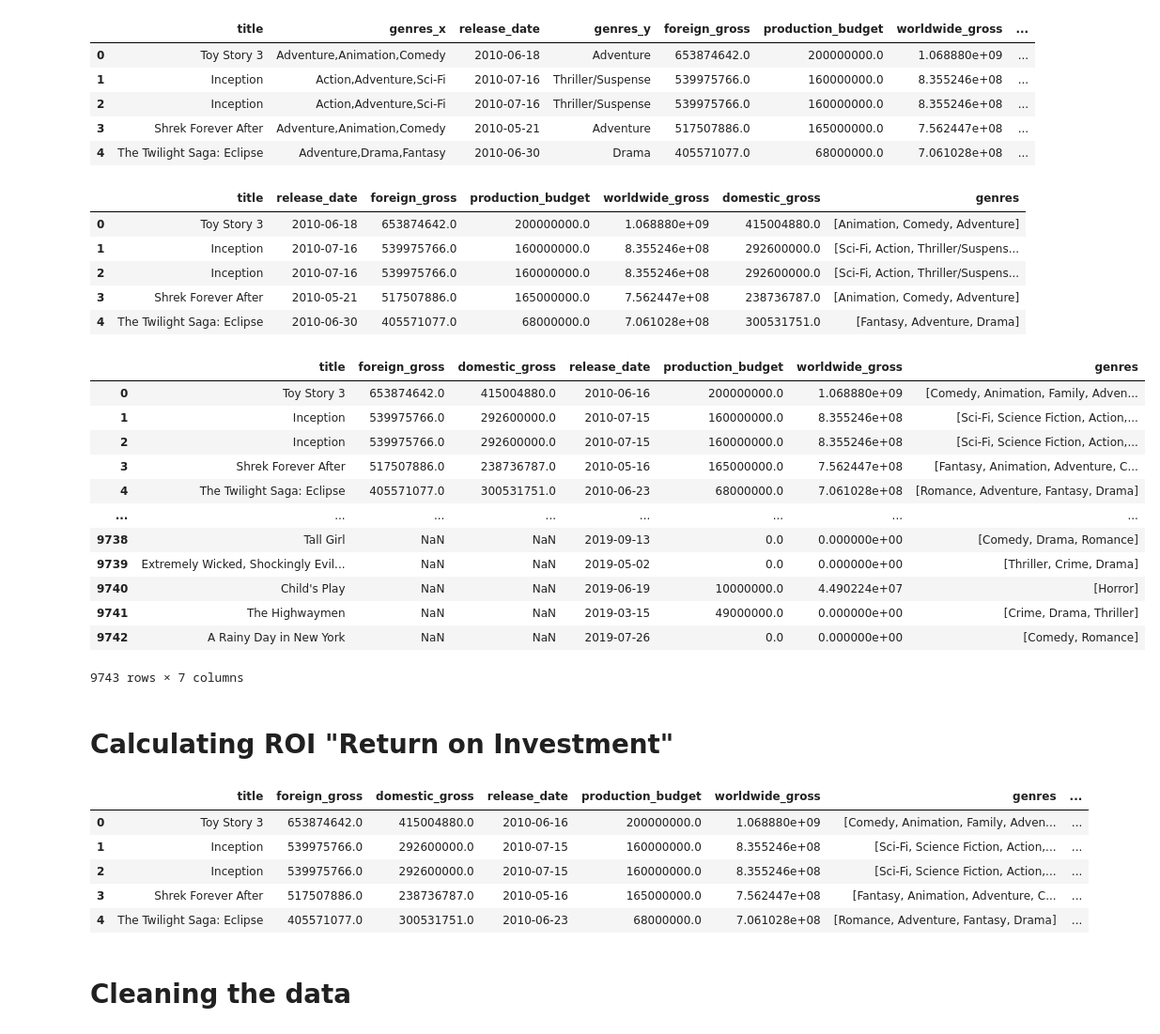
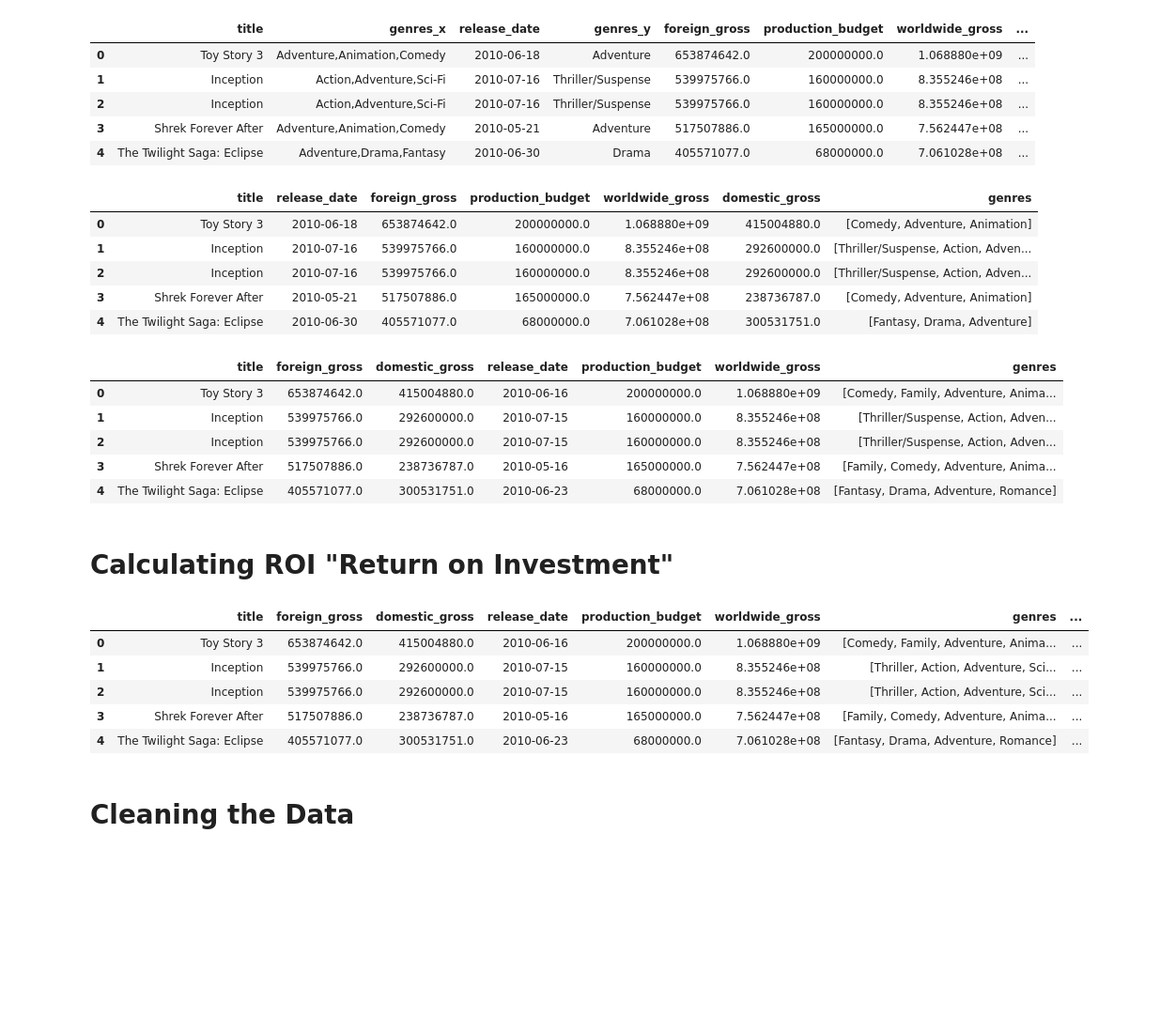
Before and after one commit to conlpate/dsc-mod-1-project-v2-1-onl01-dtsc-pt-052620, a Jupyter notebook: FINAL_MERGED.ipynb, the cells around one changed output. Shown at 94% size. Saved outputs shown, nothing was run; the diff lists cells and outputs as text; code cells hidden in the pictures; blank space fills up the shorter version.

```diff
--- a/FINAL_MERGED.ipynb
+++ b/FINAL_MERGED.ipynb
@@ -36,11 +44,9 @@ sns.set_style("white")
 # %%
 data_folder = 'zippedData/'
 
-data_files = [
-    'bom.movie_gross.csv.gz',
-    'imdb.title.basics.csv.gz',
-    'tn.movie_budgets.csv.gz',
-]
+data_files = ['bom.movie_gross.csv.gz',
+              'imdb.title.basics.csv.gz',
+              'tn.movie_budgets.csv.gz',]
 
 # Storing Data into DataFrames
 df = []
@@ -64,8 +70,9 @@ df[2].drop(['id'], axis=1, inplace=True)
 df[2]['release_date'] = pd.to_datetime(df[2]['release_date'])
 df[2].sort_values('release_date', inplace = True)
 df[2] = df[2].rename(columns={'movie': 'title'})
-df[2][df[2].columns[2:]] = df[2][df[2].columns[2:]
-                                ].replace('[\$,]', '', regex=True).astype(float)
+df[2][df[2].columns[2:]] = df[2][df[2].columns[2:]].replace(
+    '[\$,]','',regex=True).astype(float)
+
 df[2] = df[2][df[2]['release_date'].dt.year >= 2010]
 # %%
 df[0].head()
@@ -220,9 +227,12 @@ morenumbers_df['foreign_gross'] = (morenumbers_df['worldwide_gross']
 
 # Merging the DataFrames
 mergednumbers_df = numbers_df.merge(morenumbers_df, on='title', how='left')
-mergednumbers_df['domestic_gross'] = mergednumbers_df[['domestic_gross_x','domestic_gross_y']].max(axis=1)
-mergednumbers_df.drop(['domestic_gross_x', 'domestic_gross_y'], axis=1, inplace=True)
-mergednumbers_df['release_date'] = pd.to_datetime(mergednumbers_df['release_date'], errors='coerce')
+mergednumbers_df['domestic_gross'] = mergednumbers_df[
+    ['domestic_gross_x','domestic_gross_y']].max(axis=1)
+mergednumbers_df.drop(['domestic_gross_x', 'domestic_gross_y'], axis=1,
+                      inplace=True)
+mergednumbers_df['release_date'] = pd.to_datetime(
+    mergednumbers_df['release_date'], errors='coerce')
 
 df_columns = ['release_date', 'title', 'genres',
               'production_budget', 'domestic_gross',
@@ -442,11 +454,11 @@ merged_df3['genres'] = unique_genres
 merged_df3.head()
 # %% [output]
 |  | title | release_date | foreign_gross | production_budget | worldwide_gross | domestic_gross | genres |
-| 0 | Toy Story 3 | 2010-06-18 | 653874642.0 | 200000000.0 | 1.068880e+09 | 415004880.0 | [Animation, Comedy, Adventure] |
-| 1 | Inception | 2010-07-16 | 539975766.0 | 160000000.0 | 8.355246e+08 | 292600000.0 | [Sci-Fi, Action, Thriller/Suspens... |
-| 2 | Inception | 2010-07-16 | 539975766.0 | 160000000.0 | 8.355246e+08 | 292600000.0 | [Sci-Fi, Action, Thriller/Suspens... |
-| 3 | Shrek Forever After | 2010-05-21 | 517507886.0 | 165000000.0 | 7.562447e+08 | 238736787.0 | [Animation, Comedy, Adventure] |
-| 4 | The Twilight Saga: Eclipse | 2010-06-30 | 405571077.0 | 68000000.0 | 7.061028e+08 | 300531751.0 | [Fantasy, Adventure, Drama] |
+| 0 | Toy Story 3 | 2010-06-18 | 653874642.0 | 200000000.0 | 1.068880e+09 | 415004880.0 | [Comedy, Adventure, Animation] |
+| 1 | Inception | 2010-07-16 | 539975766.0 | 160000000.0 | 8.355246e+08 | 292600000.0 | [Thriller/Suspense, Action, Adven... |
+| 2 | Inception | 2010-07-16 | 539975766.0 | 160000000.0 | 8.355246e+08 | 292600000.0 | [Thriller/Suspense, Action, Adven... |
+| 3 | Shrek Forever After | 2010-05-21 | 517507886.0 | 165000000.0 | 7.562447e+08 | 238736787.0 | [Comedy, Adventure, Animation] |
+| 4 | The Twilight Saga: Eclipse | 2010-06-30 | 405571077.0 | 68000000.0 | 7.061028e+08 | 300531751.0 | [Fantasy, Drama, Adventure] |
 # %%
 # Removing, Renaming, and Formatting Columns from API Data to Merge
 imdb_df = pd.DataFrame.from_dict(imbd_API_data)
@@ -463,46 +475,39 @@ merged_df4.drop(['release_date_x'], axis=1, inplace=True)
 merged_df4 = merged_df4.rename(columns={'release_date_y': 'release_date'})
 
 # Condensing/Cleaning Columns
 columns_max_value = ['production_budget','worldwide_gross']
 
 for column in columns_max_value:
     max_value(merged_df4,column)
 
 unique_genres = []
 for i in range(len(merged_df4)):
     if type(merged_df4['genres_x'][i]) == list:
         if type(merged_df4['genres_y'][i]) == float:
             unique_genres.append(merged_df4['genres_x'][i])
             continue
         else:
             unique_genres.append(list(set(list(merged_df4['genres_x'][i])
                                           + list(merged_df4['genres_y'][i]))))
             continue
     if type(merged_df4['genres_x'][i]) == float:
         if type(merged_df4['genres_y'][i]) == list:
             unique_genres.append(merged_df4['genres_y'][i])
             continue
     else:
         unique_genres.append('None')
 
 merged_df4.drop(['genres_x','genres_y'], axis=1, inplace=True)
 merged_df4['genres'] = unique_genres
 
-merged_df4
+merged_df4.head()
 # %% [output]
 |  | title | foreign_gross | domestic_gross | release_date | production_budget | worldwide_gross | genres |
-| 0 | Toy Story 3 | 653874642.0 | 415004880.0 | 2010-06-16 | 200000000.0 | 1.068880e+09 | [Comedy, Animation, Family, Adven... |
-| 1 | Inception | 539975766.0 | 292600000.0 | 2010-07-15 | 160000000.0 | 8.355246e+08 | [Sci-Fi, Science Fiction, Action,... |
-| 2 | Inception | 539975766.0 | 292600000.0 | 2010-07-15 | 160000000.0 | 8.355246e+08 | [Sci-Fi, Science Fiction, Action,... |
-| 3 | Shrek Forever After | 517507886.0 | 238736787.0 | 2010-05-16 | 165000000.0 | 7.562447e+08 | [Fantasy, Animation, Adventure, C... |
-| 4 | The Twilight Saga: Eclipse | 405571077.0 | 300531751.0 | 2010-06-23 | 68000000.0 | 7.061028e+08 | [Romance, Adventure, Fantasy, Drama] |
-| ... | ... | ... | ... | ... | ... | ... | ... |
-| 9738 | Tall Girl | NaN | NaN | 2019-09-13 | 0.0 | 0.000000e+00 | [Comedy, Drama, Romance] |
-| 9739 | Extremely Wicked, Shockingly Evil... | NaN | NaN | 2019-05-02 | 0.0 | 0.000000e+00 | [Thriller, Crime, Drama] |
-| 9740 | Child's Play | NaN | NaN | 2019-06-19 | 10000000.0 | 4.490224e+07 | [Horror] |
-| 9741 | The Highwaymen | NaN | NaN | 2019-03-15 | 49000000.0 | 0.000000e+00 | [Crime, Drama, Thriller] |
-| 9742 | A Rainy Day in New York | NaN | NaN | 2019-07-26 | 0.0 | 0.000000e+00 | [Comedy, Romance] |
+| 0 | Toy Story 3 | 653874642.0 | 415004880.0 | 2010-06-16 | 200000000.0 | 1.068880e+09 | [Comedy, Family, Adventure, Anima... |
+| 1 | Inception | 539975766.0 | 292600000.0 | 2010-07-15 | 160000000.0 | 8.355246e+08 | [Thriller/Suspense, Action, Adven... |
+| 2 | Inception | 539975766.0 | 292600000.0 | 2010-07-15 | 160000000.0 | 8.355246e+08 | [Thriller/Suspense, Action, Adven... |
+| 3 | Shrek Forever After | 517507886.0 | 238736787.0 | 2010-05-16 | 165000000.0 | 7.562447e+08 | [Family, Comedy, Adventure, Anima... |
+| 4 | The Twilight Saga: Eclipse | 405571077.0 | 300531751.0 | 2010-06-23 | 68000000.0 | 7.061028e+08 | [Fantasy, Drama, Adventure, Romance] |
-9743 rows × 7 columns
 # %%
 # Renaming 'Thriller/Suspense' to 'Thriller'
 
@@ -526,13 +531,13 @@ merged_df4['roi'] = roi(merged_df4['worldwide_gross'],
 merged_df4.head()
 # %% [output]
 |  | title | foreign_gross | domestic_gross | release_date | production_budget | worldwide_gross | genres | ... |
-| 0 | Toy Story 3 | 653874642.0 | 415004880.0 | 2010-06-16 | 200000000.0 | 1.068880e+09 | [Comedy, Animation, Family, Adven... | ... |
-| 1 | Inception | 539975766.0 | 292600000.0 | 2010-07-15 | 160000000.0 | 8.355246e+08 | [Sci-Fi, Science Fiction, Action,... | ... |
-| 2 | Inception | 539975766.0 | 292600000.0 | 2010-07-15 | 160000000.0 | 8.355246e+08 | [Sci-Fi, Science Fiction, Action,... | ... |
-| 3 | Shrek Forever After | 517507886.0 | 238736787.0 | 2010-05-16 | 165000000.0 | 7.562447e+08 | [Fantasy, Animation, Adventure, C... | ... |
-| 4 | The Twilight Saga: Eclipse | 405571077.0 | 300531751.0 | 2010-06-23 | 68000000.0 | 7.061028e+08 | [Romance, Adventure, Fantasy, Drama] | ... |
+| 0 | Toy Story 3 | 653874642.0 | 415004880.0 | 2010-06-16 | 200000000.0 | 1.068880e+09 | [Comedy, Family, Adventure, Anima... | ... |
+| 1 | Inception | 539975766.0 | 292600000.0 | 2010-07-15 | 160000000.0 | 8.355246e+08 | [Thriller, Action, Adventure, Sci... | ... |
+| 2 | Inception | 539975766.0 | 292600000.0 | 2010-07-15 | 160000000.0 | 8.355246e+08 | [Thriller, Action, Adventure, Sci... | ... |
+| 3 | Shrek Forever After | 517507886.0 | 238736787.0 | 2010-05-16 | 165000000.0 | 7.562447e+08 | [Family, Comedy, Adventure, Anima... | ... |
+| 4 | The Twilight Saga: Eclipse | 405571077.0 | 300531751.0 | 2010-06-23 | 68000000.0 | 7.061028e+08 | [Fantasy, Drama, Adventure, Romance] | ... |
 # %% [markdown]
-# Cleaning the data
+# Cleaning the Data
 # %%
 # Removing Null/0 Data and "None" Genre
 final_df = merged_df4.dropna()
```
Also changed, not shown: parts of 66 cells of this notebook, 1 other file.
